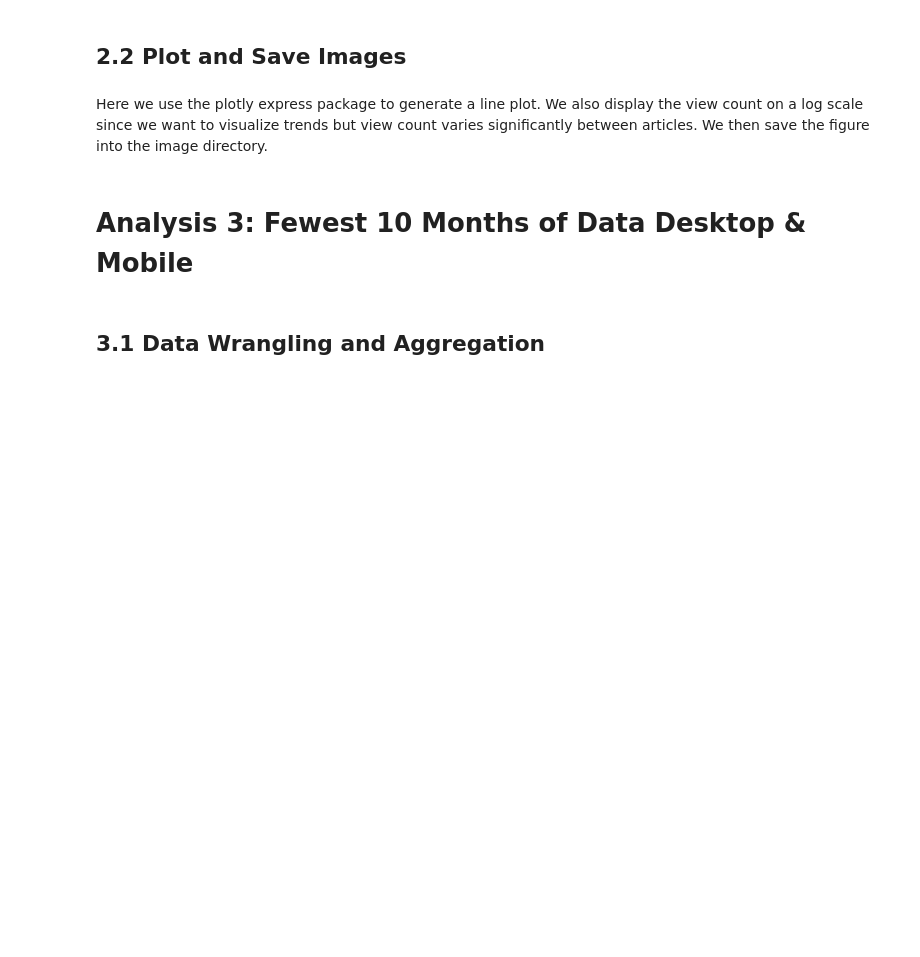
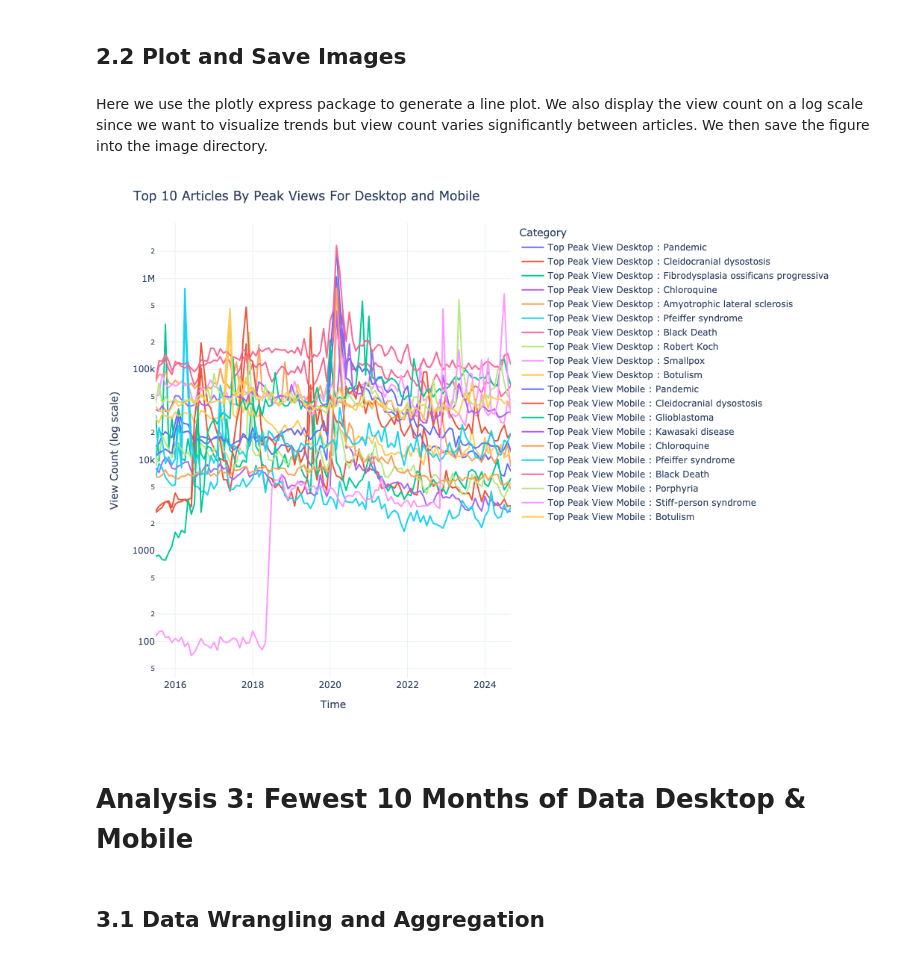
Before and after one commit to SSGurajala/DATA512, a Jupyter notebook: data-512-homework_1/libs/notebooks/data_analysis.ipynb, the cells around one changed output. Saved outputs shown, nothing was run; the diff lists cells and outputs as text; code cells hidden in the pictures; blank space fills up the shorter version.

```diff
--- a/data-512-homework_1/libs/notebooks/data_analysis.ipynb
+++ b/data-512-homework_1/libs/notebooks/data_analysis.ipynb
@@ -185,23 +189,27 @@ Here we use the plotly express package to generate a line plot. We also display
 # %%
 #Set up fig with px line
 fig = px.line(top10_peak_articles_df,
         x = 'timestamp',
         y = 'views',
         color = "Category",
         template = 'plotly_white',
         log_y = True
         )
 #update size and titles
 fig.update_layout(
     title = "Top 10 Articles By Peak Views For Desktop and Mobile",
     xaxis_title='Time',
     yaxis_title='View Count (log scale)',
     height = 750,
     width = 1000
 )
 #show fig and save images
-fig.show(render = "notebook_connected")
 fig.write_image("../../imgs/top10_peak_articles_mobile_desktop_plot.png")
+
+with Image.open("../../imgs/top10_peak_articles_mobile_desktop_plot.png") as img:
+    display(img)
+# %% [output]
+[figure, added]
 # %% [markdown]
 # Analysis 3: Fewest 10 Months of Data Desktop & Mobile
 # %% [markdown]
```
Also changed, not shown: parts of 3 cells of this notebook.
